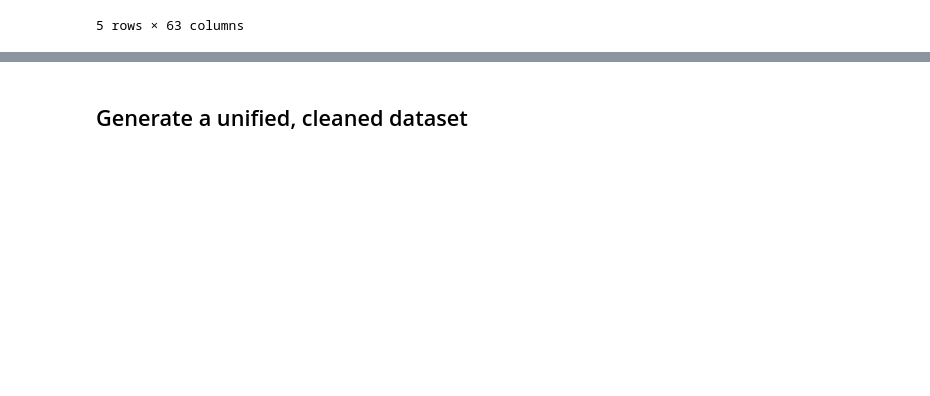
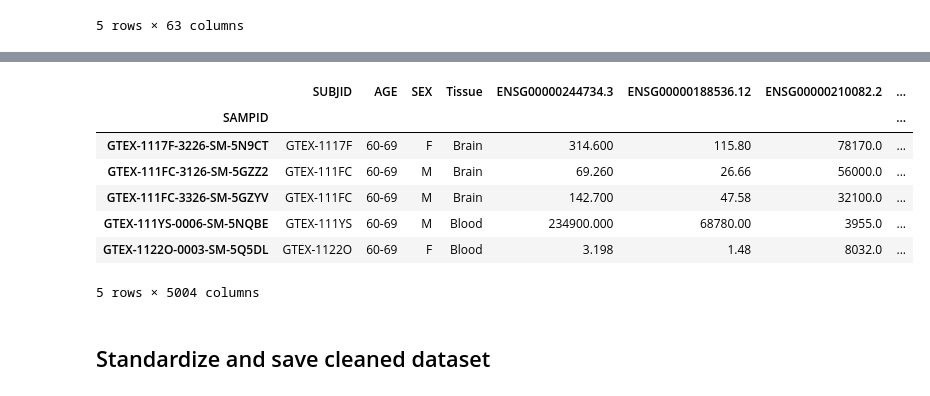
Before and after one commit to graceakatsu/cu-cpbs-7602, a Jupyter notebook: assignment02/01_data_download_and_preprocessing.ipynb, the cells around one changed output, grey strips where cells are left out. Saved outputs shown, nothing was run; the diff lists cells and outputs as text; code cells hidden in the pictures; blank space fills up the shorter version.

```diff
--- a/assignment02/01_data_download_and_preprocessing.ipynb
+++ b/assignment02/01_data_download_and_preprocessing.ipynb
@@ -217,0 +204,8 @@ gene_tpms_top5000.head()
+# %%
+# Concatenate the sample tissue key with the gene TPMs for the top 5,000 most variable genes, by sample ID
+final_TPMs = sample_tissue_key.join(gene_tpms_top5000, how="inner")
+
+# Rename the "SMTS" column to "Tissue"
+final_TPMs = final_TPMs.rename(columns={"SMTS": "Tissue"})
+
+final_TPMs.head()
@@ -218,2 +259,33 @@ gene_tpms_top5000.head()
+# %%
+# Now merge the age and sex subject metadata with the final dataset
+final_dataset_unstandardized = TPMS_with_subject_ID.merge(
+    subject_metadata[["SUBJID", "AGE", "SEX"]],
+    on="SUBJID",
+    how="left"
+)
+
+# Move AGE column to the left (position 1)
+final_dataset_unstandardized.insert(1, "AGE", final_dataset_unstandardized.pop("AGE"))
+
+# Move SEX column to the left (position 2)
+final_dataset_unstandardized.insert(2, "SEX", final_dataset_unstandardized.pop("SEX"))
+
+# Add in the labeled sample ID index again
+final_dataset_unstandardized.index = TPMS_with_subject_ID.index
+
+# I will also rename the "sex" column values from numeric to string labels
+# 1 = male, 2 = female.
+final_dataset_unstandardized["SEX"] = final_dataset_unstandardized["SEX"].replace({1: "M", 2: "F"})
+
+final_dataset_unstandardized.head()
+# %% [output]
+|  | SUBJID | AGE | SEX | Tissue | ENSG00000244734.3 | ENSG00000188536.12 | ENSG00000210082.2 | ... |
+| SAMPID |  |  |  |  |  |  |  | ... |
+| GTEX-1117F-3226-SM-5N9CT | GTEX-1117F | 60-69 | F | Brain | 314.600 | 115.80 | 78170.0 | ... |
+| GTEX-111FC-3126-SM-5GZZ2 | GTEX-111FC | 60-69 | M | Brain | 69.260 | 26.66 | 56000.0 | ... |
+| GTEX-111FC-3326-SM-5GZYV | GTEX-111FC | 60-69 | M | Brain | 142.700 | 47.58 | 32100.0 | ... |
+| GTEX-111YS-0006-SM-5NQBE | GTEX-111YS | 60-69 | M | Blood | 234900.000 | 68780.00 | 3955.0 | ... |
+| GTEX-1122O-0003-SM-5Q5DL | GTEX-1122O | 60-69 | F | Blood | 3.198 | 1.48 | 8032.0 | ... |
+5 rows × 5004 columns
 # %% [markdown]
-## Generate a unified, cleaned dataset <a class="anchor" id="unify_clean"></a>
+## Standardize and save cleaned dataset <a class="anchor" id="save"></a>
```
Also changed, not shown: parts of 31 cells of this notebook, 2 other files.
